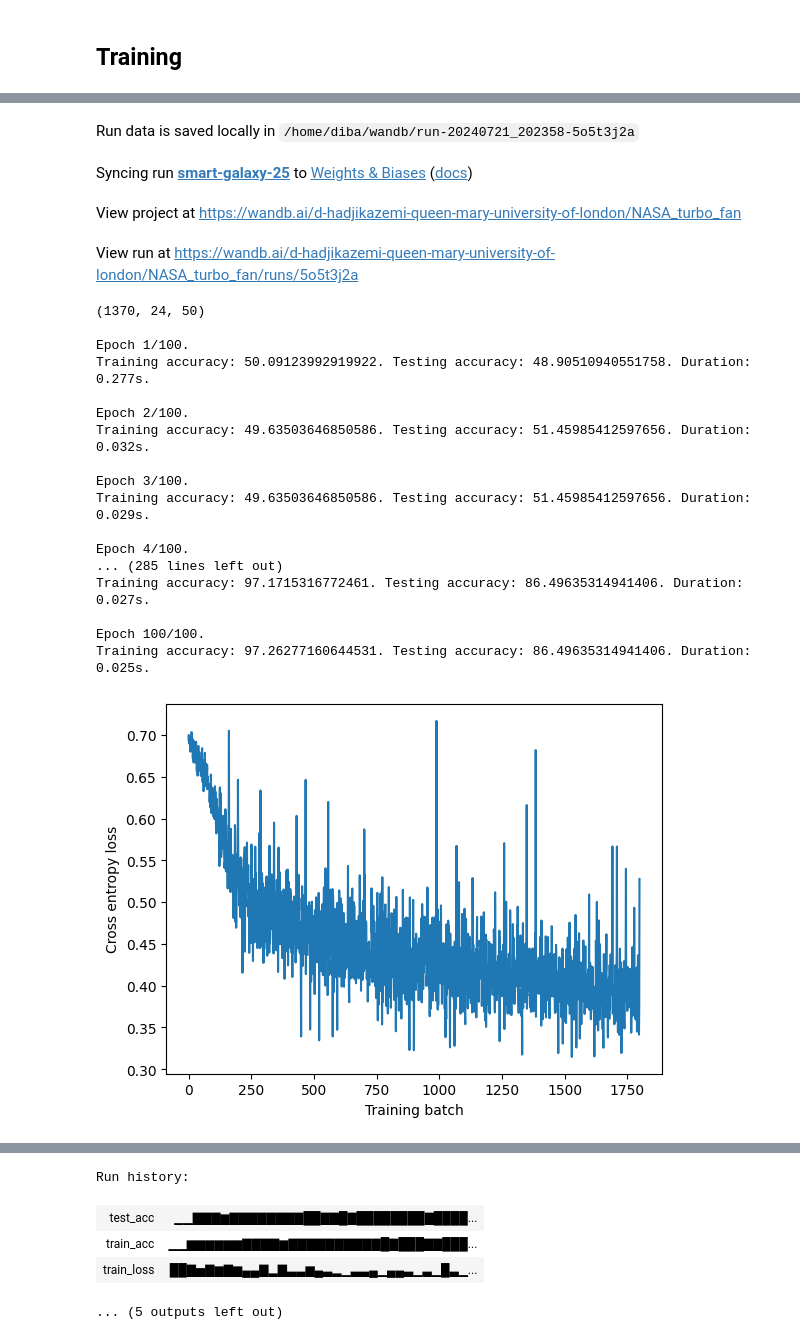
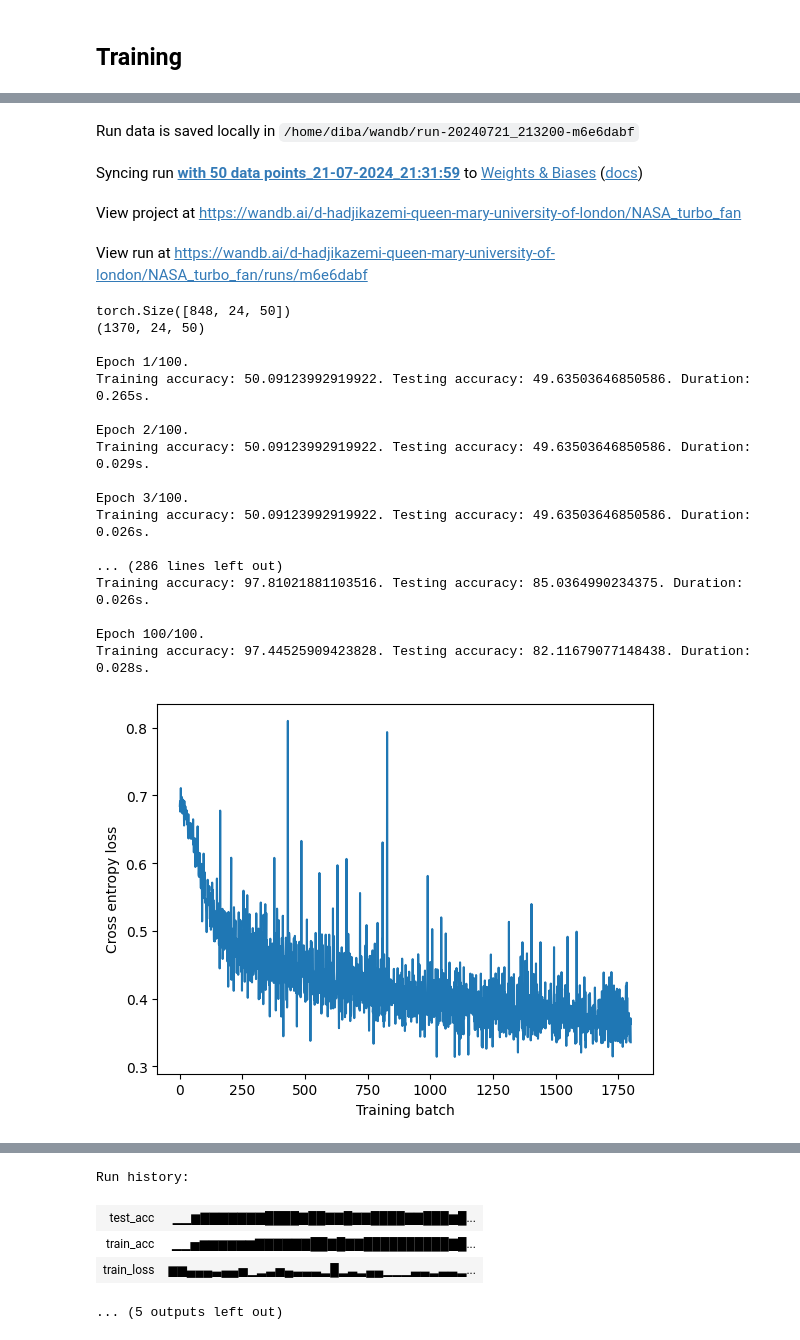
Before and after one commit to dibahk/FTL-on-Predictive-Maintenace, a Jupyter notebook: CNN1.ipynb, the cells around one changed output, grey strips where cells are left out. Cells and saved outputs as stored; diff of their text form; code cells hidden in the pictures.

```diff
--- a/CNN1.ipynb
+++ b/CNN1.ipynb
@@ -9,6 +9,11 @@ import wandb
 from sklearn.metrics import accuracy_score
 from imblearn.over_sampling import SMOTE
 import torch
+from datetime import datetime
+from time import gmtime, strftime
+
+now = datetime.now() # current date and time
+date_time = now.strftime("%d-%m-%Y_%H:%M:%S")
 device = torch.device('cuda' if torch.cuda.is_available() else 'cpu')
 print(f'Using {device}.')
 # %% [output]
@@ -21,11 +26,11 @@ def data_loading(data_path, label_path, batch_size, train_ratio=0.8):
 
     # reshaping the dataset so  the channels will be the second dimension.
     data = data.permute(0, 2, 1)
-    print(data.shape)
+    print(data.size())
     n_samples, n_channels, n_features = data.shape
     X_reshaped = data.reshape(n_samples, -1)
     # Apply SMOTE
-    smote = SMOTE()
+    smote = SMOTE(sampling_strategy='minority')
     data_resampled, labels_resampled = smote.fit_resample(X_reshaped, labels)
 
     # Reshape X_resampled back to 3D
@@ -38,29 +43,3 @@ def data_loading(data_path, label_path, batch_size, train_ratio=0.8):
     test_size = len(dataset) - train_size
     train_dataset, test_dataset = random_split(dataset, [train_size, test_size])
     return DataLoader(train_dataset, batch_size=batch_size, shuffle=True), DataLoader(test_dataset, batch_size=batch_size, shuffle=False)
-# %%
-def data_loading(data_path, label_path, batch_size, train_ratio=0.8):
-    data = torch.load(data_path)
-    labels = torch.load(label_path)
-    data = nn.functional.normalize(data, dim=1)
-    # print(labels.shape)
-    # print(data)
-    # print((labels==1).sum())
-    # reshaping the dataset so  the channels will be the second dimension.
-    data = data.permute(0, 2, 1)
-    n_samples, n_channels, n_features = data.shape
-    X_reshaped = data.reshape(n_samples, -1)
-    # Apply SMOTE
-    smote = SMOTE(random_state=42, sampling_strategy='all')
-    data_resampled, labels_resampled = smote.fit_resample(X_reshaped, labels)
-
-    # Reshape X_resampled back to 3D
-    data_resampled = data_resampled.reshape(-1, n_channels, n_features)
-    # print(labels_resampled.shape)
-    data_resampled = torch.tensor(data_resampled)
-    labels_resampled = torch.tensor(labels_resampled)
-    dataset = TensorDataset(data_resampled, labels_resampled)
-    train_size = int(train_ratio * len(dataset))
-    test_size = len(dataset) - train_size
-    train_dataset, test_dataset = random_split(dataset, [train_size, test_size])
-    return DataLoader(train_dataset, batch_size=batch_size, shuffle=True), DataLoader(test_dataset, batch_size=batch_size, shuffle=False), dataset
@@ -195,7 +97,7 @@ train, test = data_loading(data_path='NASA_data_50.pt', label_path='NASA_label_5
 wandb.init(
     # set the wandb project where this run will be logged
     project="NASA_turbo_fan",
-    # name= "with 50 data points",
+    name= "with 50 data points_{}".format(date_time),
     # track hyperparameters and run metadata
     config={
     "learning_rate": 0.0001,
@@ -204,7 +106,7 @@ wandb.init(
     "loss": nn.BCELoss(),
     "batch_size": 64,
     "decay":1e-5,
-    'dropout': 0.6
+    'dropout': 0.5
     }
 )
 config = wandb.config
@@ -257,41 +159,41 @@ for epoch in range(config.epochs):
     end_time = time.perf_counter()
 
     print(f'Training accuracy: {train_accs[-1]}. Testing accuracy: {test_accs[-1]}. Duration: {end_time - start_time:.3f}s.') # Computes and displays training/testing dataset accuracy.
 
 plt.plot(losses) # Plots the loss for each training batch
 plt.xlabel('Training batch')
 plt.ylabel('Cross entropy loss')
 plt.show()
 
 plt.plot(list(map(lambda x: x.cpu(),train_accs)), label='Training accuracy')
 plt.plot(list(map(lambda x: x.cpu(),test_accs)), label='Testing accuracy')
 plt.legend(loc='best')
 plt.xlabel('Epoch')
 plt.show()
 wandb.finish()
 # %% [output]
 wandb: Currently logged in as: d-hadjikazemi (d-hadjikazemi-queen-mary-university-of-london). Use `wandb login --relogin` to force relogin
 wandb version 0.17.5 is available! To upgrade, please run: $ pip install wandb --upgrade
 Tracking run with wandb version 0.17.4
-Run data is saved locally in /home/diba/wandb/run-20240721_202358-5o5t3j2a
+Run data is saved locally in /home/diba/wandb/run-20240721_213200-m6e6dabf
-Syncing run smart-galaxy-25 to Weights & Biases (docs)
+Syncing run with 50 data points_21-07-2024_21:31:59 to Weights & Biases (docs)
 View project at https://wandb.ai/d-hadjikazemi-queen-mary-university-of-london/NASA_turbo_fan
-View run at https://wandb.ai/d-hadjikazemi-queen-mary-university-of-london/NASA_turbo_fan/runs/5o5t3j2a
+View run at https://wandb.ai/d-hadjikazemi-queen-mary-university-of-london/NASA_turbo_fan/runs/m6e6dabf
+torch.Size([848, 24, 50])
 (1370, 24, 50)
 
 Epoch 1/100.
-Training accuracy: 50.09123992919922. Testing accuracy: 48.90510940551758. Duration: 0.277s.
+Training accuracy: 50.09123992919922. Testing accuracy: 49.63503646850586. Duration: 0.265s.
 
 Epoch 2/100.
-Training accuracy: 49.63503646850586. Testing accuracy: 51.45985412597656. Duration: 0.032s.
+Training accuracy: 50.09123992919922. Testing accuracy: 49.63503646850586. Duration: 0.029s.
 
 Epoch 3/100.
-Training accuracy: 49.63503646850586. Testing accuracy: 51.45985412597656. Duration: 0.029s.
+Training accuracy: 50.09123992919922. Testing accuracy: 49.63503646850586. Duration: 0.026s.
 
-Epoch 4/100.
-... (285 lines left out)
-Training accuracy: 97.1715316772461. Testing accuracy: 86.49635314941406. Duration: 0.027s.
+... (286 lines left out)
+Training accuracy: 97.81021881103516. Testing accuracy: 85.0364990234375. Duration: 0.026s.
 
 Epoch 100/100.
-Training accuracy: 97.26277160644531. Testing accuracy: 86.49635314941406. Duration: 0.025s.
+Training accuracy: 97.44525909423828. Testing accuracy: 82.11679077148438. Duration: 0.028s.
-[figure, old version]
+[figure, new version]
@@ -299,7 +201,7 @@ Training accuracy: 97.26277160644531. Testing accuracy: 86.49635314941406. Durat
 Run history:
-| test_acc | ▁▁▇▇▇▆▇▇▇▇▇▇▇▇██▇▇█▇████████▇████... |
-| train_acc | ▁▁▆▆▆▆▆▆▇▇▇▇▆▇▇▇▇▇▇▇▇▇▇█▇███▇▇███... |
-| train_loss | ██▇▅▇▆▇▆▄▄▇▂▇▃▃▆▄▃▂▁▃▃▄▁▄▄▃▁▃▁█▃▁... |
+| test_acc | ▁▁▆▇▇▇▇▇▇▇████▇██▇▇█▇▇████▇▇███▆█... |
+| train_acc | ▁▁▅▆▆▆▆▆▆▇▇▇▇▇▇██▇█▇▇██████████▇█... |
+| train_loss | ▆▆▄▄▄▃▄▄▅▁▂▃▅▄▃▃▃▂█▂▃▂▄▄▁▁▁▃▃▂▃▃▂... |
 ... (5 outputs left out)
 # %%
 print('max test accuracy {}'.format(max(test_accs)))
```
Also changed, not shown: parts of 4 cells of this notebook.
